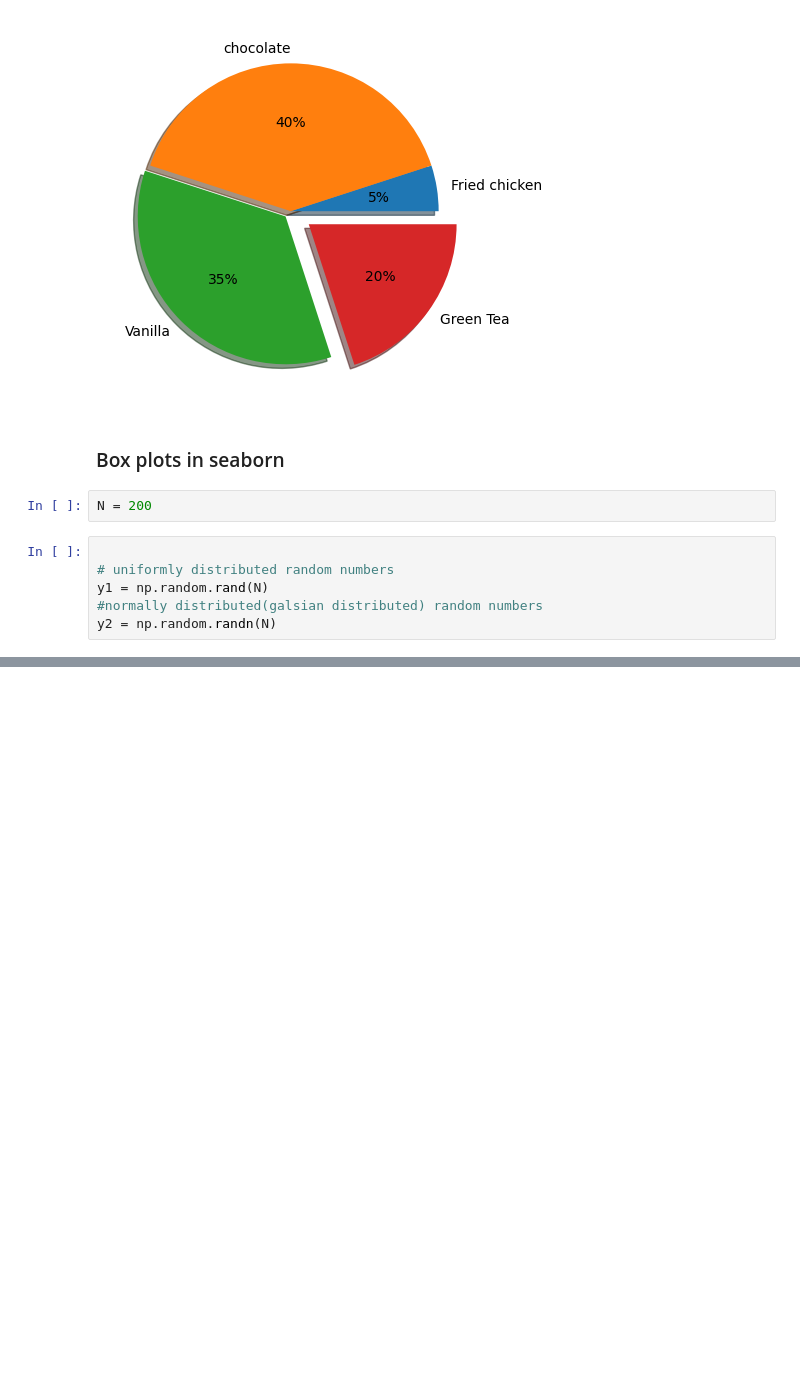
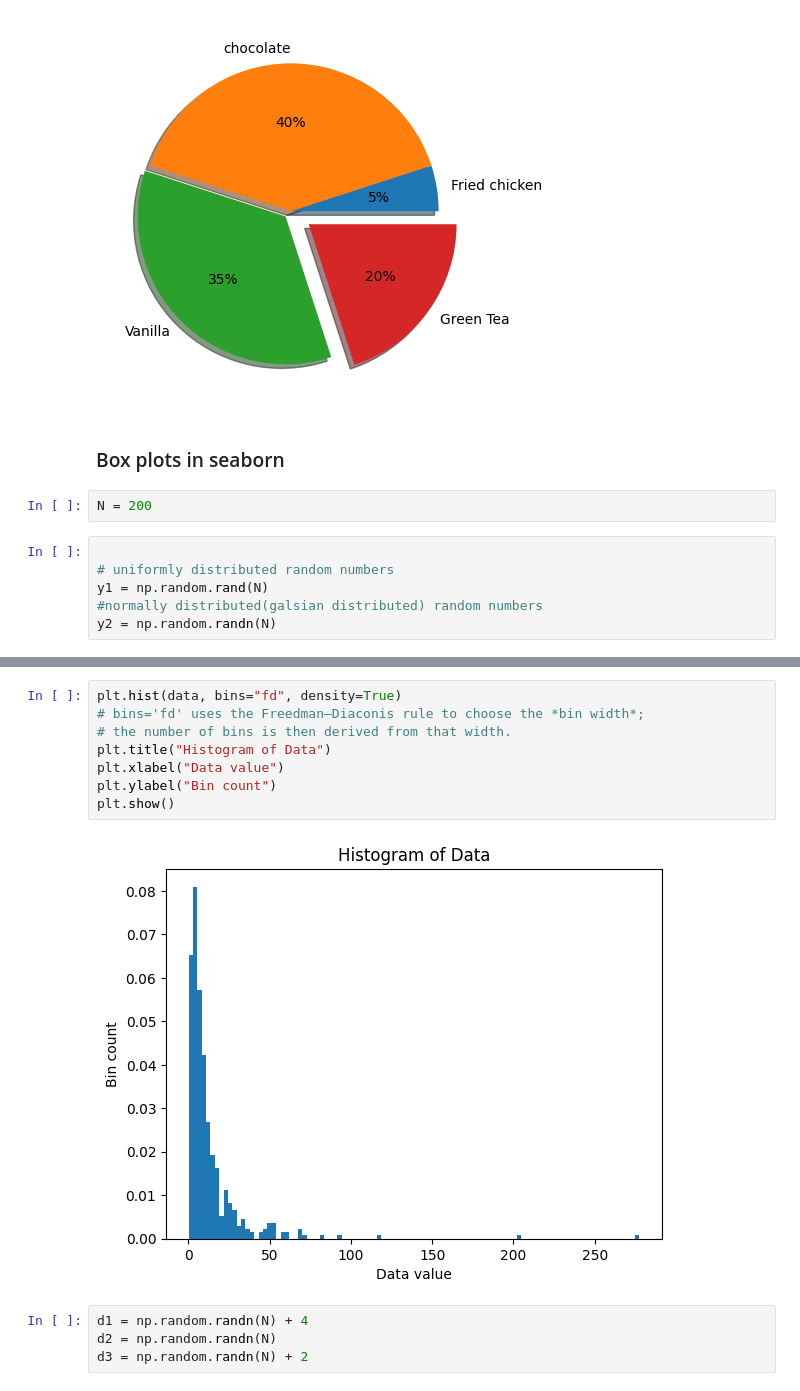
Before and after one commit to Archh-Raj/data-cleaning, a Jupyter notebook: DataVisualization.ipynb, the cells around one changed output, grey strips where cells are left out. Cells and saved outputs as stored; diff of their text form; blank space fills up the shorter version.

```diff
--- a/DataVisualization.ipynb
+++ b/DataVisualization.ipynb
@@ -171,0 +245,14 @@ df.boxplot()
+# %%
+plt.hist(data, bins="fd", density=True)
+# bins='fd' uses the Freedman–Diaconis rule to choose the *bin width*;
+# the number of bins is then derived from that width.
+plt.title("Histogram of Data")
+plt.xlabel("Data value")
+plt.ylabel("Bin count")
+plt.show()
+# %% [output]
+[figure, added]
+# %%
+d1 = np.random.randn(N) + 4
+d2 = np.random.randn(N)
+d3 = np.random.randn(N) + 2
```
Also changed, not shown: parts of 35 cells of this notebook, 2 other files.
